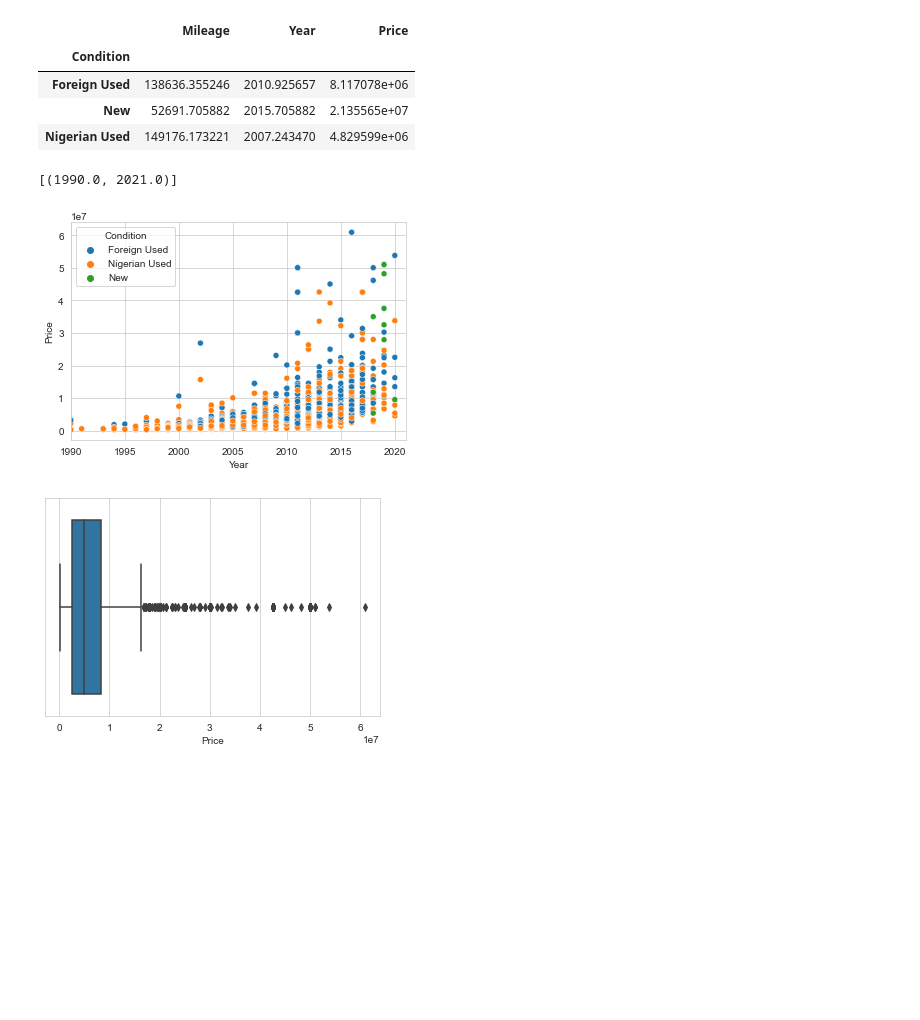
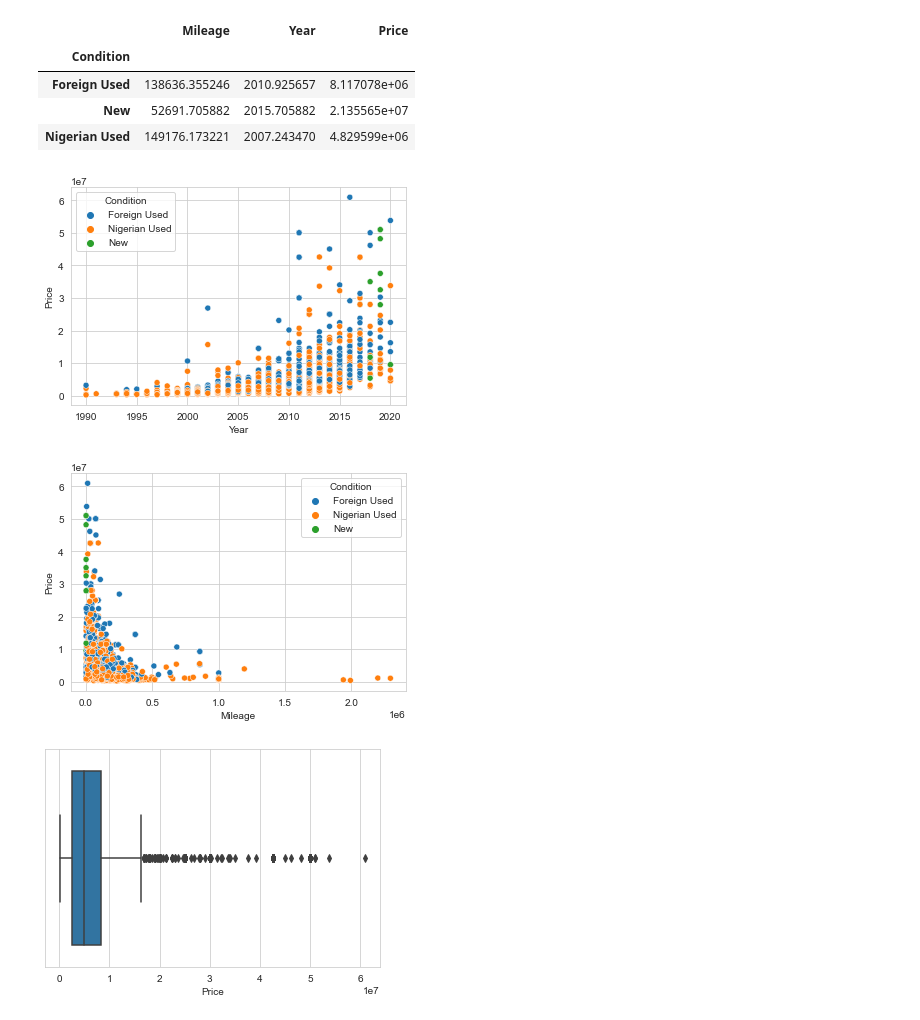
Before and after one commit to dewaleofficial/Car-Price-Prediction, a Jupyter notebook: exploratory_data_analysis/EDA.ipynb, the cells around one changed output. Drawn from its saved outputs; the diff is of its cells as text; code cells hidden in the pictures; blank space fills up the shorter version.

```diff
--- a/exploratory_data_analysis/EDA.ipynb
+++ b/exploratory_data_analysis/EDA.ipynb
@@ -280,10 +280,14 @@ df.groupby(['Condition']).mean()
 # Graphical representation of price distribution as respect to the model
 sns.set_style("whitegrid")
 ax = sns.scatterplot(x="Year", y="Price", data=df, hue="Condition")
-ax.set(xlim=(1990, 2021))
 # %% [output]
-[(1990.0, 2021.0)]
-[figure, old version]
+[figure, new version]
+# %%
+# Graphical representation of price distribution as respect to the MILEAGE
+sns.set_style("whitegrid")
+ax = sns.scatterplot(x="Mileage", y="Price", data=df, hue="Condition")
+# %% [output]
+[figure, added]
 # %%
 #Box plot showing how the prices in the data are spread out
 sns.set_style("whitegrid")
```
Also changed, not shown: parts of 2 cells of this notebook.
